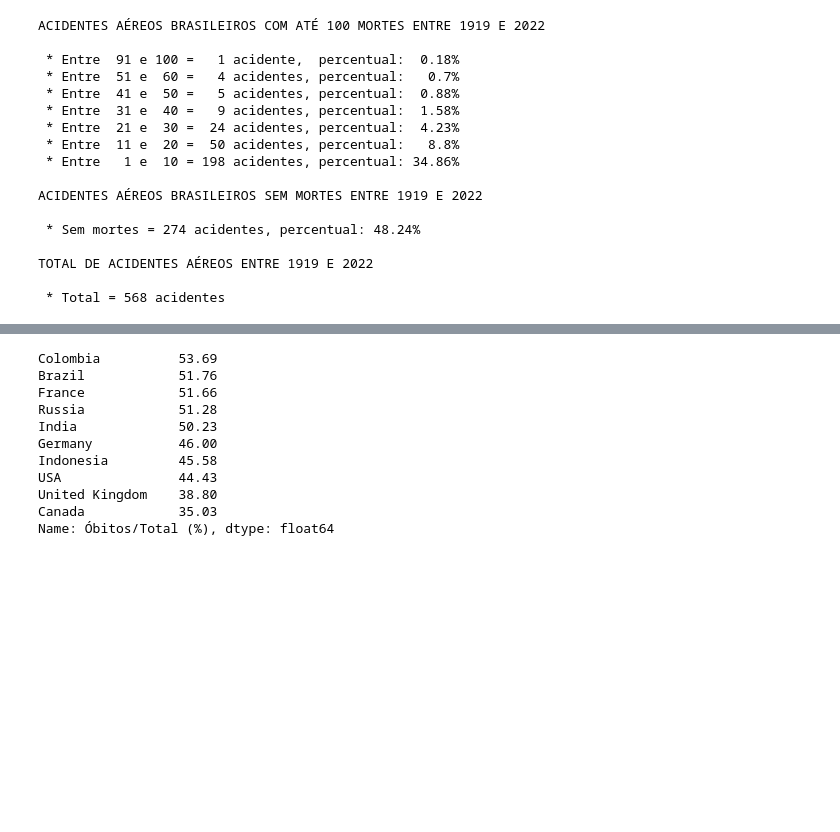
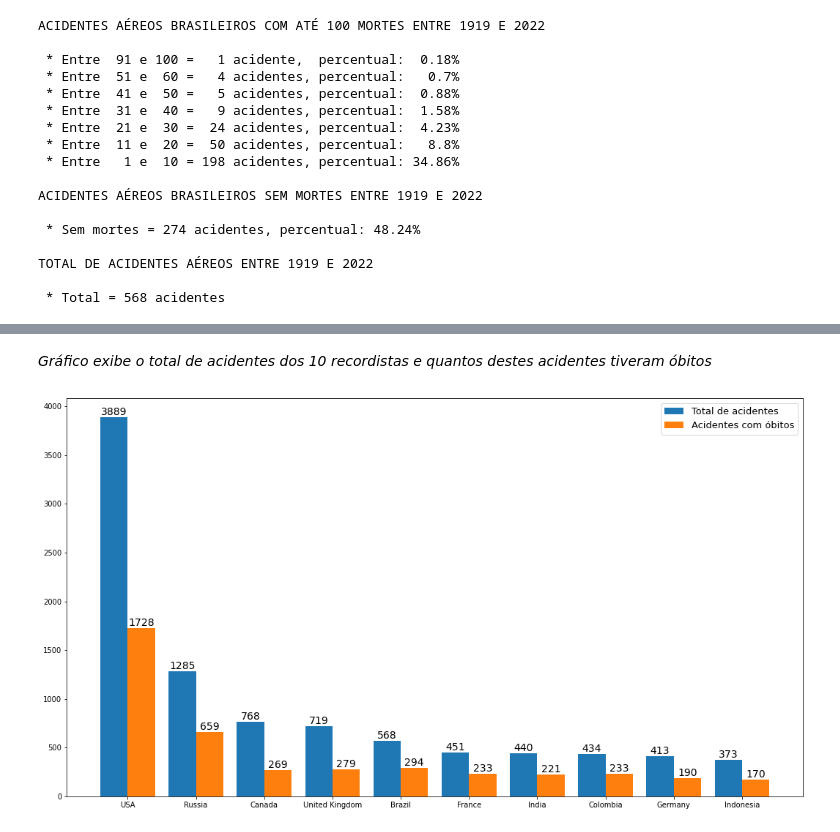
Before and after one commit to bessasjr/Analise_acidentes_aereos, a Jupyter notebook: main.ipynb, the cells around one changed output, grey strips where cells are left out. Saved outputs shown, nothing was run; the diff lists cells and outputs as text; code cells hidden in the pictures; blank space fills up the shorter version.

```diff
--- a/main.ipynb
+++ b/main.ipynb
@@ -566,8 +595,0 @@ df_3
-# %%
-lista = []
-for i in paises:
-    a = df2[(df2.Country == i)&(df2.fatilites>=1)]['fatilites'].count()
-    lista.append(a)
-
-df_3['Acidentes com óbitos'] = lista[:]
-df_3
@@ -588,8 +595,0 @@ df_3
-# %%
-lista = []
-for i in paises:
-    a = np.sum(df2[df2.Country == i]['fatilites'])
-    lista.append(a)
-
-df_3['Total de óbitos'] = lista[:]
-df_3
@@ -610,12 +595,0 @@ df_3
-# %%
-tot_mortos = []
-tot_vivos = []
-for i in paises:
-    a=(df_3.loc[i][1] / df_3.loc[i][0])*100
-    tot_mortos.append(round((a),2))
-    b = ((df_3.loc[i][0] - df_3.loc[i][1]) / df_3.loc[i][0])*100
-    tot_vivos.append(round((b),2))
-
-df_3['Óbitos/Total (%)'] = tot_mortos[:]
-df_3['No_óbitos/Total (%)'] = tot_vivos[:]
-df_3
@@ -634,14 +596,16 @@ df_3
-# %%
-df_3['Óbitos/Total (%)'].sort_values(ascending=False)
-# %% [output]
-Colombia          53.69
-Brazil            51.76
-France            51.66
-Russia            51.28
-India             50.23
-Germany           46.00
-Indonesia         45.58
-USA               44.43
-United Kingdom    38.80
-Canada            35.03
-Name: Óbitos/Total (%), dtype: float64
+# %% [markdown]
+*Gráfico exibe o total de acidentes dos 10 recordistas e quantos destes acidentes tiveram óbitos*
+# %%
+fig, ax = plt.subplots(figsize=(18,10))
+
+p1 = ax.bar(data=df_3['Total de acidentes'], x=df_3.index, height=df_3['Total de acidentes'].values, width=-0.4, align='edge')
+p2 = ax.bar(data=df_3['Acidentes com óbitos'], x=df_3.index, height=df_3['Acidentes com óbitos'].values, width=0.4, align='edge')
+
+ax.bar_label(p1, label_type='edge', fontsize=14)
+ax.bar_label(p2, label_type='edge', fontsize=14)
+ax.legend(['Total de acidentes','Acidentes com óbitos'], loc='upper right', fontsize=13)
+#sns.despine()
+
+plt.show()
+# %% [output]
+[figure, added]
```
Also changed, not shown: parts of 10 cells of this notebook.
